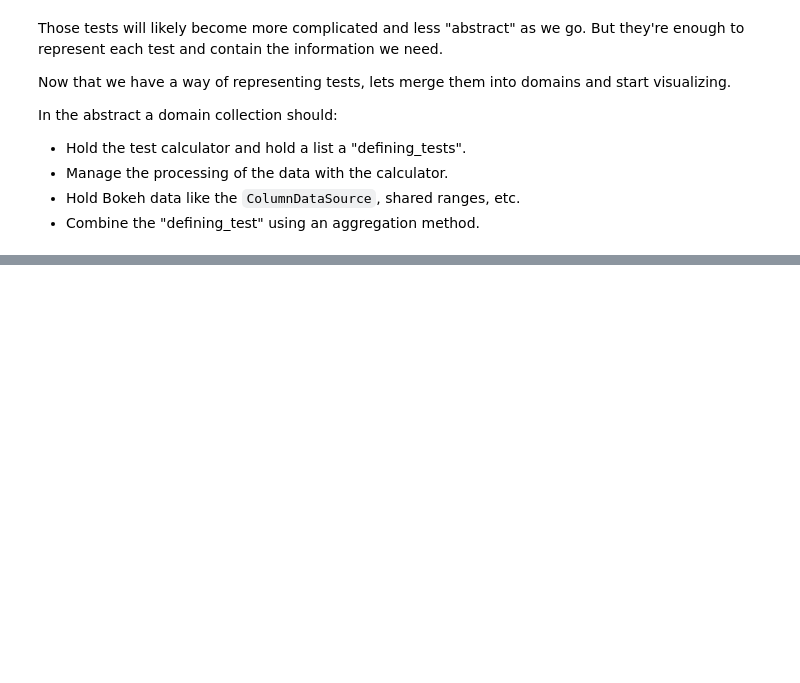
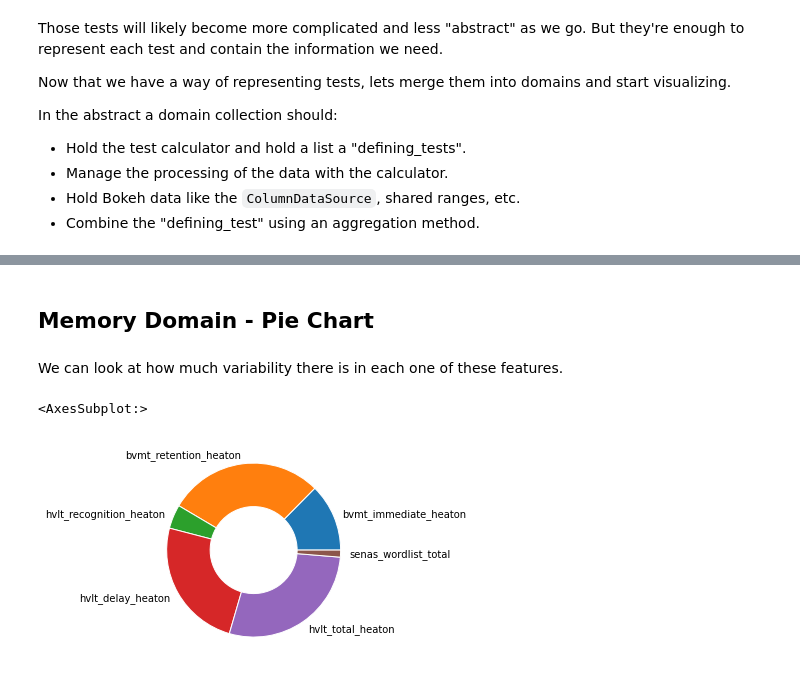
Before and after one commit to JudoWill/autoneuro, a Jupyter notebook: 03_domains.ipynb, the cells around one changed output, grey strips where cells are left out. Cells and saved outputs as stored; diff of their text form; code cells hidden in the pictures; blank space fills up the shorter version.

```diff
--- a/03_domains.ipynb
+++ b/03_domains.ipynb
@@ -354,0 +360,9 @@ ax.axhline(-2, linestyle = '--', color = 'k')
+# %% [markdown]
+## Memory Domain - Pie Chart
+# %% [markdown]
+We can look at how much variability there is in each one of these features.
+# %%
+mem_domain.build_piechart()
+# %% [output]
+<AxesSubplot:>
+[figure, added]
```
Also changed, not shown: parts of 81 cells of this notebook, 59 other files.
